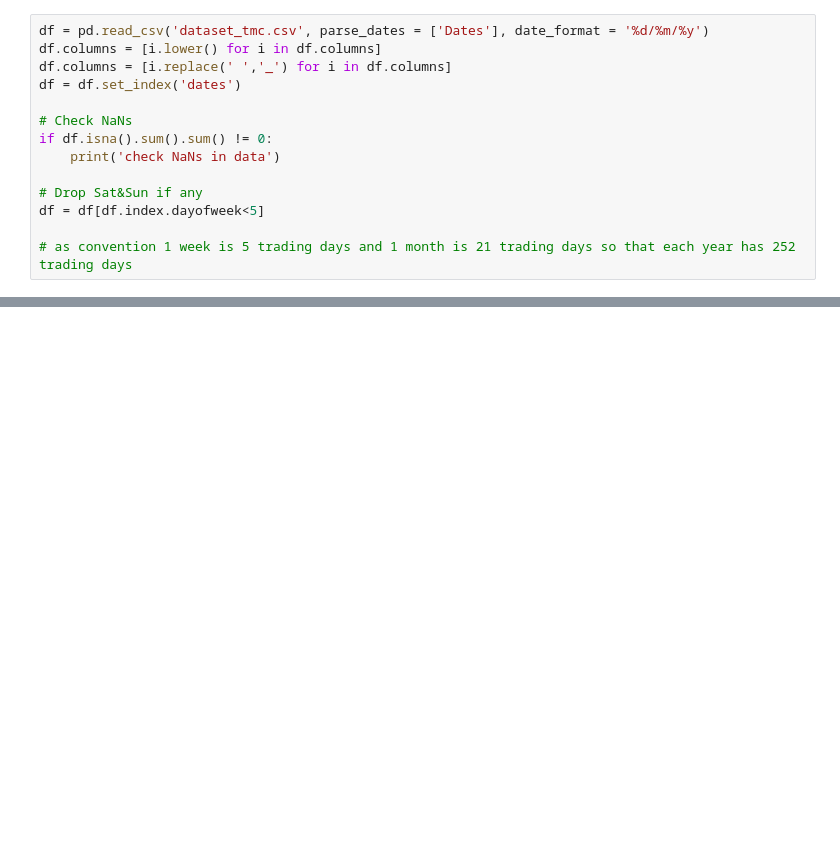
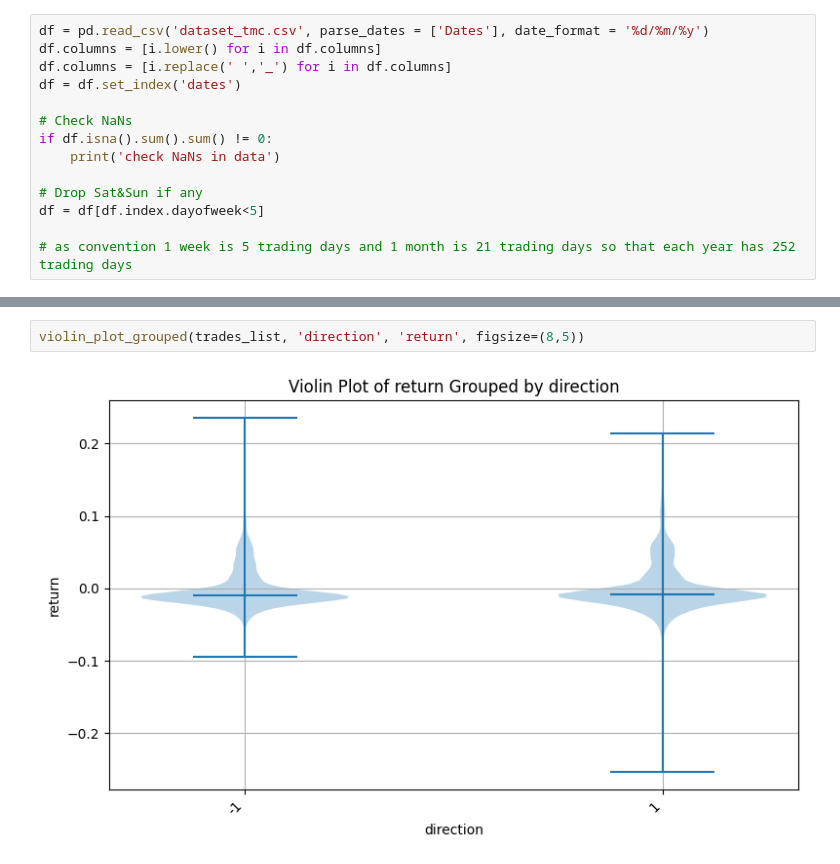
Before and after one commit to vcnzbrgd/Mean-Reverting-Strategy-and-Trades-Optimal-Sizing, a Jupyter notebook: project.ipynb, the cells around one changed output, grey strips where cells are left out. Cells and saved outputs as stored; diff of their text form; blank space fills up the shorter version.

```diff
--- a/project.ipynb
+++ b/project.ipynb
@@ -148 +166,5 @@ trades_list['return'] = trade_return(trades_list)
+# %%
+violin_plot_grouped(trades_list, 'direction', 'return', figsize=(8,5))
+# %% [output]
+[figure, added]
 # %%
```
Also changed, not shown: parts of 10 cells of this notebook, 1 other file.
